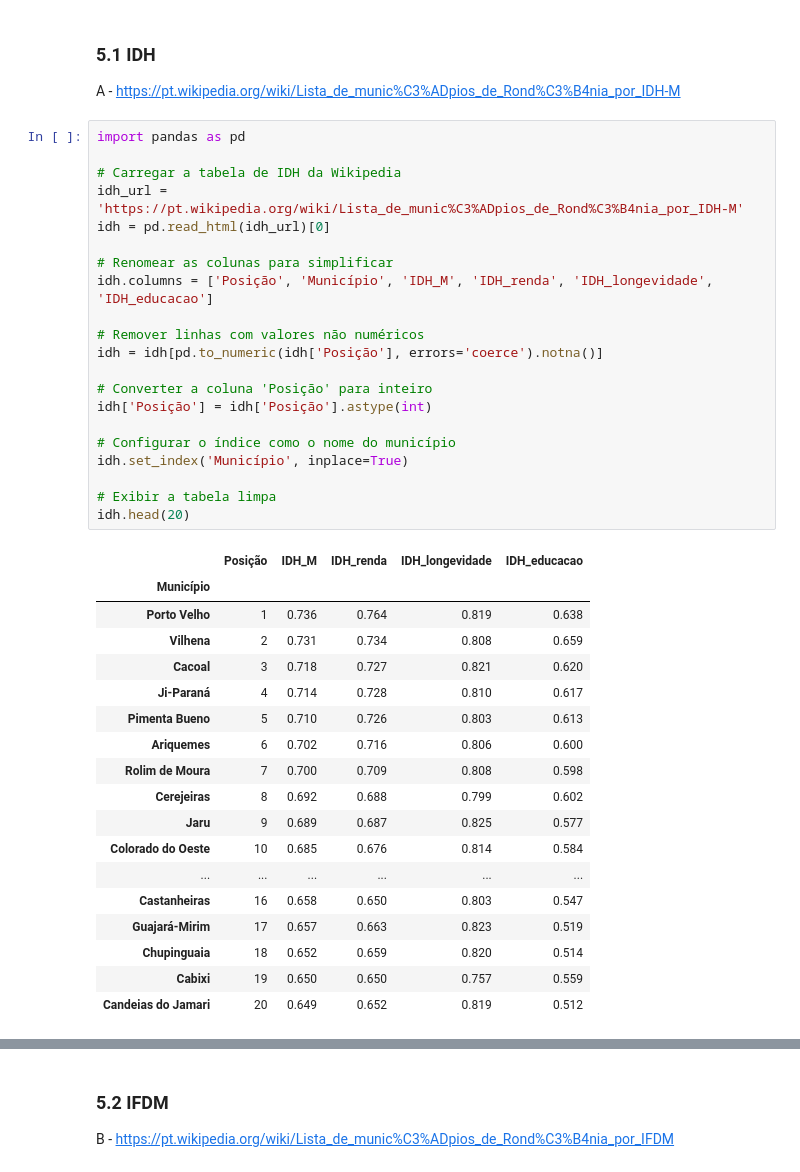
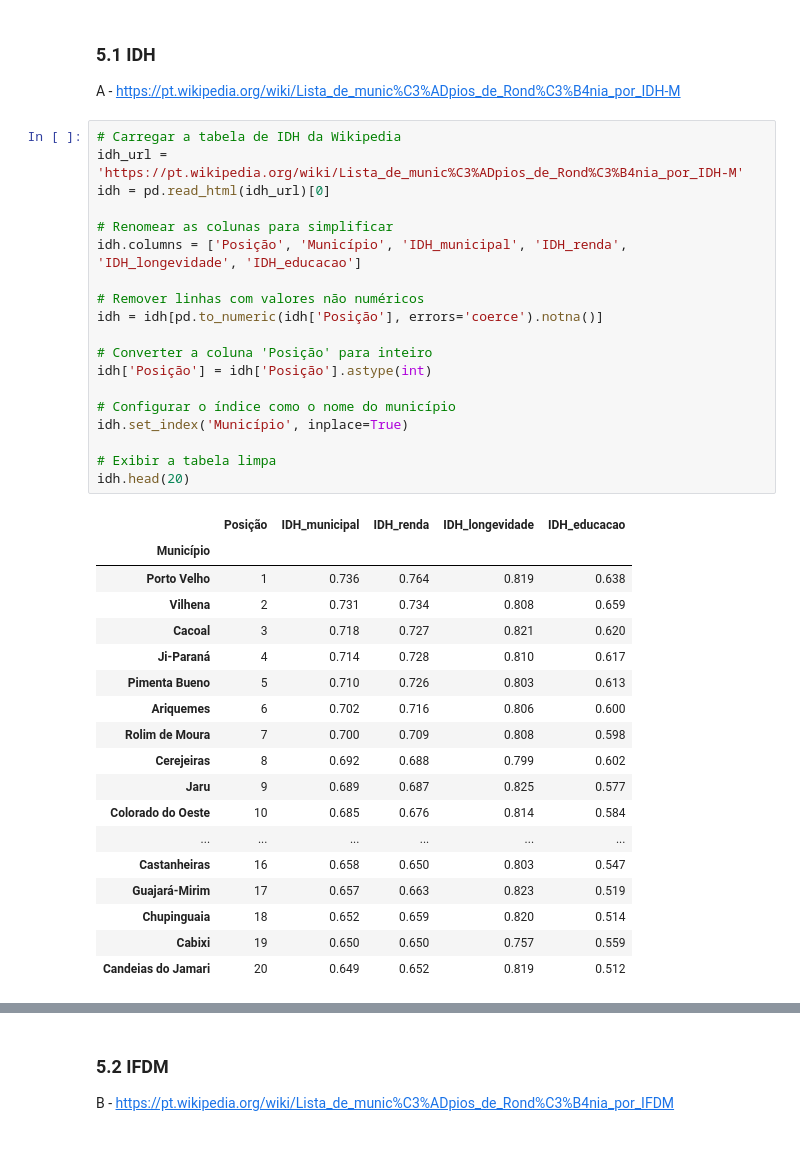
Before and after one commit to gabrielxxx1/visiting-jupyter, a Jupyter notebook: aulas/Módulo 9/Mod9Tarefa2.ipynb, the cells around one changed output, grey strips where cells are left out. Drawn from its saved outputs; the diff is of its cells as text.

```diff
--- a/aulas/Módulo 9/Mod9Tarefa2.ipynb
+++ b/aulas/Módulo 9/Mod9Tarefa2.ipynb
@@ -198,28 +198,26 @@ plt.xticks(rotation=45)
 ### 5.1 IDH
 A - https://pt.wikipedia.org/wiki/Lista_de_munic%C3%ADpios_de_Rond%C3%B4nia_por_IDH-M
 # %%
-import pandas as pd
-
 # Carregar a tabela de IDH da Wikipedia
 idh_url = 'https://pt.wikipedia.org/wiki/Lista_de_munic%C3%ADpios_de_Rond%C3%B4nia_por_IDH-M'
 idh = pd.read_html(idh_url)[0]
 
 # Renomear as colunas para simplificar
-idh.columns = ['Posição', 'Município', 'IDH_M', 'IDH_renda', 'IDH_longevidade', 'IDH_educacao']
+idh.columns = ['Posição', 'Município', 'IDH_municipal', 'IDH_renda', 'IDH_longevidade', 'IDH_educacao']
 
 # Remover linhas com valores não numéricos
 idh = idh[pd.to_numeric(idh['Posição'], errors='coerce').notna()]
 
 # Converter a coluna 'Posição' para inteiro
 idh['Posição'] = idh['Posição'].astype(int)
 
 # Configurar o índice como o nome do município
 idh.set_index('Município', inplace=True)
 
 # Exibir a tabela limpa
 idh.head(20)
 # %% [output]
-|  | Posição | IDH_M | IDH_renda | IDH_longevidade | IDH_educacao |
+|  | Posição | IDH_municipal | IDH_renda | IDH_longevidade | IDH_educacao |
 | Município |  |  |  |  |  |
 | Porto Velho | 1 | 0.736 | 0.764 | 0.819 | 0.638 |
 | Vilhena | 2 | 0.731 | 0.734 | 0.808 | 0.659 |
```
Also changed, not shown: parts of 11 cells of this notebook.
